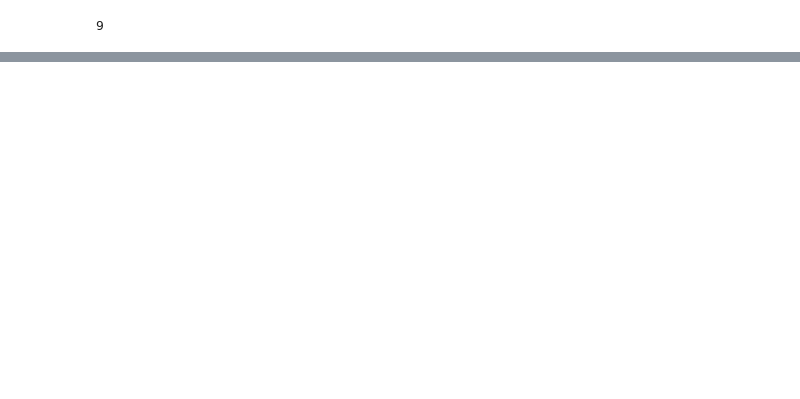
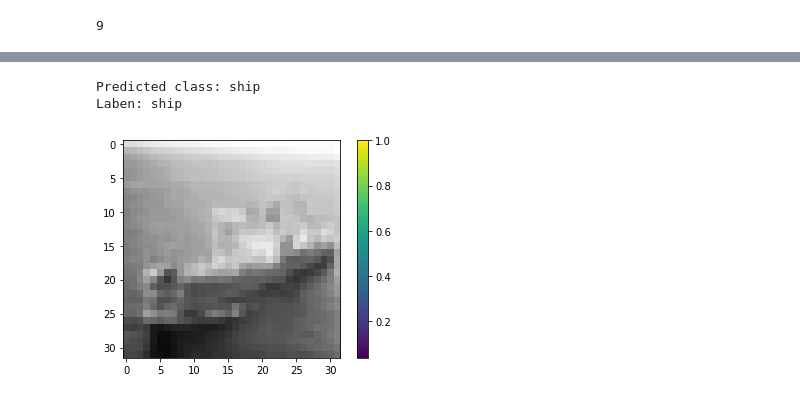
Before and after one commit to TeodorPetrovic/Machine-Learning-Projects, a Jupyter notebook: TensorFlow2.0/Exercise6 - Convolutional Networks.ipynb, the cells around one changed output, grey strips where cells are left out. Saved outputs shown, nothing was run; the diff lists cells and outputs as text; code cells hidden in the pictures; blank space fills up the shorter version.

```diff
--- a/TensorFlow2.0/Exercise6 - Convolutional Networks.ipynb
+++ b/TensorFlow2.0/Exercise6 - Convolutional Networks.ipynb
@@ -27,0 +26,8 @@ plt.show()
+# %%
+model = models.Sequential() #Sekvencijalno prolazimo kroz neuralne mrezu NAS CONVULACIONI DEO
+# Prvi konvulacioni sloj sa 32 (filtera) koji su 3 x 3 velicine, AF 'relu', i input velicina 32 x 32 i 3 colour chanels RGB
+model.add(layers.Conv2D(32, (3, 3), activation="relu", input_shape=(32,32,3)))
+model.add(layers.MaxPool2D((2,2))) # Uradi MAX funkciju u obliku 2x2 bez paddinga i skrati array
+model.add(layers.Conv2D(64, (3, 3), activation="relu"))
+model.add(layers.MaxPool2D((2,2)))
+model.add(layers.Conv2D(64, (3, 3), activation="relu"))
@@ -27,0 +54,4 @@ plt.show()
+# %%
+model.add(layers.Flatten())
+model.add(layers.Dense(64, activation="relu"))
+model.add(layers.Dense(10))
@@ -27,0 +78,9 @@ plt.show()
+# %%
+#Treniranje modela
+model.compile(
+    optimizer="adam",
+    loss=tf.keras.losses.SparseCategoricalCrossentropy(from_logits=True),
+    metrics=["accuracy"]
+)
+
+history = model.fit(train_images, train_labels, epochs=10, validation_data=(test_images, test_labels))
@@ -27,0 +117,15 @@ plt.show()
+# %%
+pic_num = 234
+
+prediction = model.predict(test_images)
+print("Predicted class: " + class_names[np.argmax(prediction[pic_num])])
+print("Laben: " + class_names[test_labels[pic_num][0]])
+plt.figure()
+plt.imshow(test_images[pic_num])
+plt.colorbar()
+plt.grid(False)
+plt.show()
+# %% [output]
+Predicted class: ship
+Laben: ship
+[figure, added]
```
Also changed, not shown: parts of 8 cells of this notebook, 1 other file.
